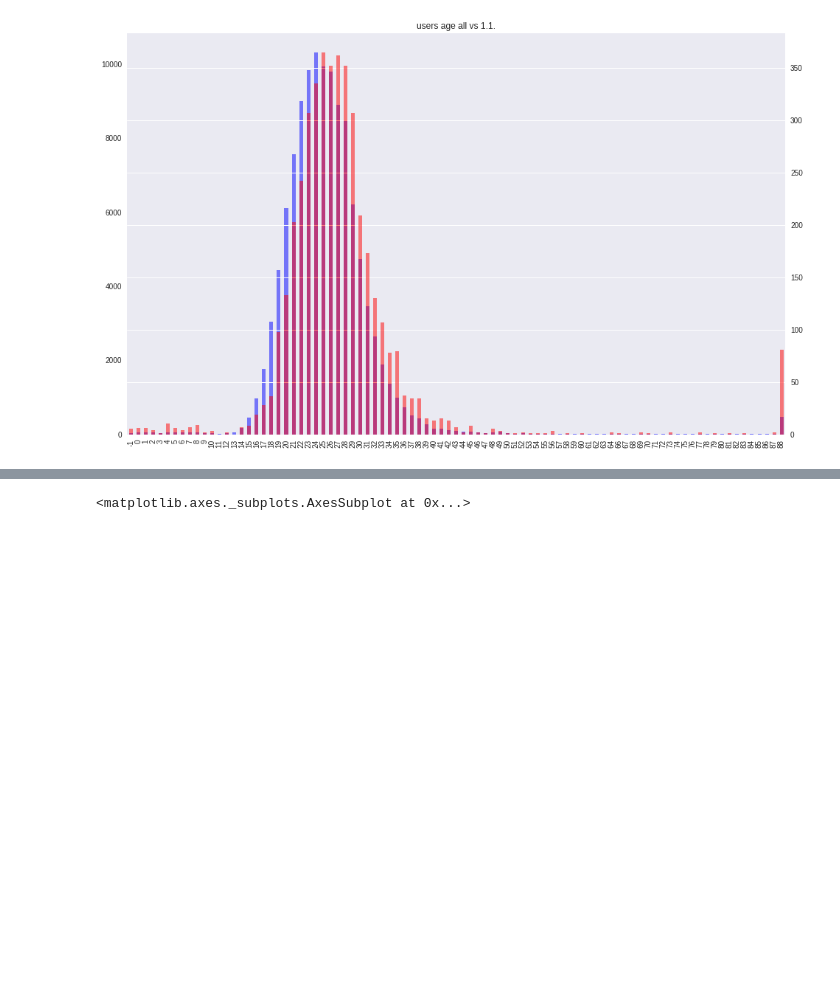
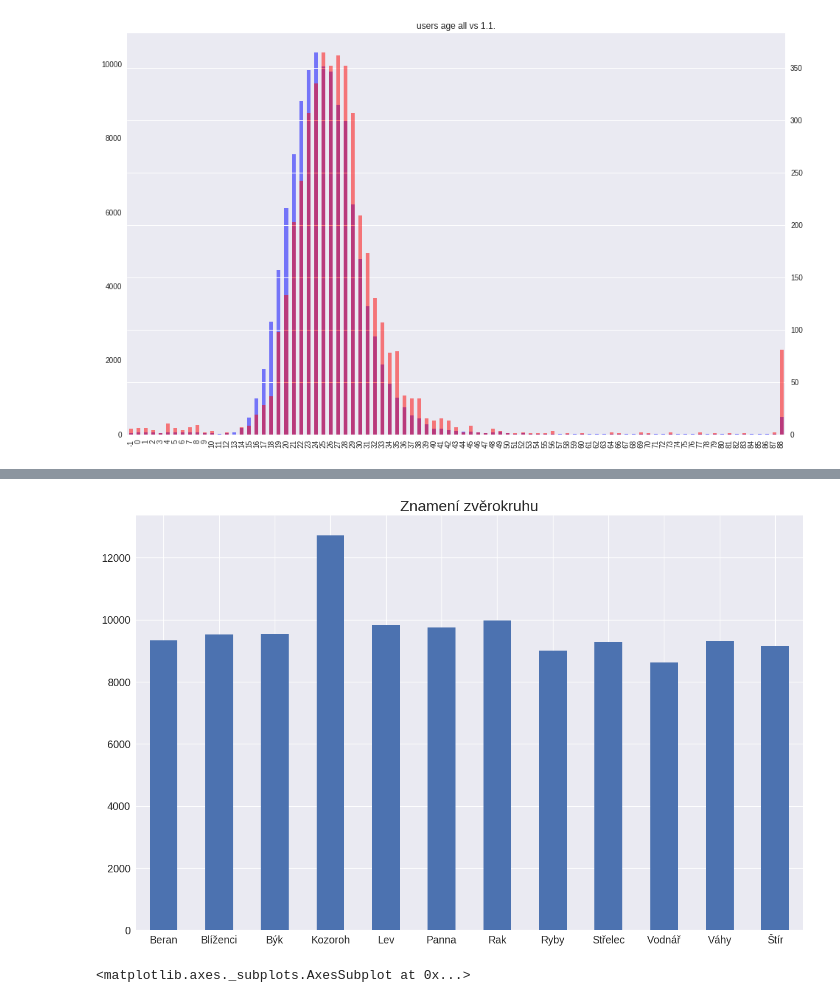
Before and after one commit to racinmat/mal-analysis, a Jupyter notebook: basic_cleanup.ipynb, the cells around one changed output, grey strips where cells are left out. Drawn from its saved outputs; the diff is of its cells as text; code cells hidden in the pictures; blank space fills up the shorter version.

```diff
--- a/basic_cleanup.ipynb
+++ b/basic_cleanup.ipynb
@@ -715,3 +733,25 @@ users['zodiac_sign'].value_counts().sort_index().plot.bar(figsize=(16, 10), titl
+# %%
+# česky:
+en_cz_zodiac = {
+    "Aries": "Beran",
+    "Taurus": "Býk",
+    "Gemini": "Blíženci",
+    "Cancer": "Rak",
+    "Leo": "Lev",
+    "Virgo": "Panna",
+    "Libra": "Váhy",
+    "Scorpio": "Štír",
+    "Sagittarius": "Střelec",
+    "Capricorn": "Kozoroh",
+    "Aquarius": "Vodnář",
+    "Pisces": "Ryby",
+}
+
+users['zodiac_sign'].apply(lambda x: en_cz_zodiac[x]).value_counts().sort_index().plot.bar(figsize=(16, 10), title='Znamení zvěrokruhu')
+plt.xticks(rotation=0)
+plt.savefig('graphs/znameni-zverokruhu.png', bbox_inches="tight")
+# %% [output]
+[figure, added]
 # %%
 users['zodiac_sign'].value_counts().sort_index().plot.pie(figsize=(16, 10), title='Zodiac sign')
 # %% [output]
```
Also changed, not shown: parts of 31 cells of this notebook, 1 other file.
